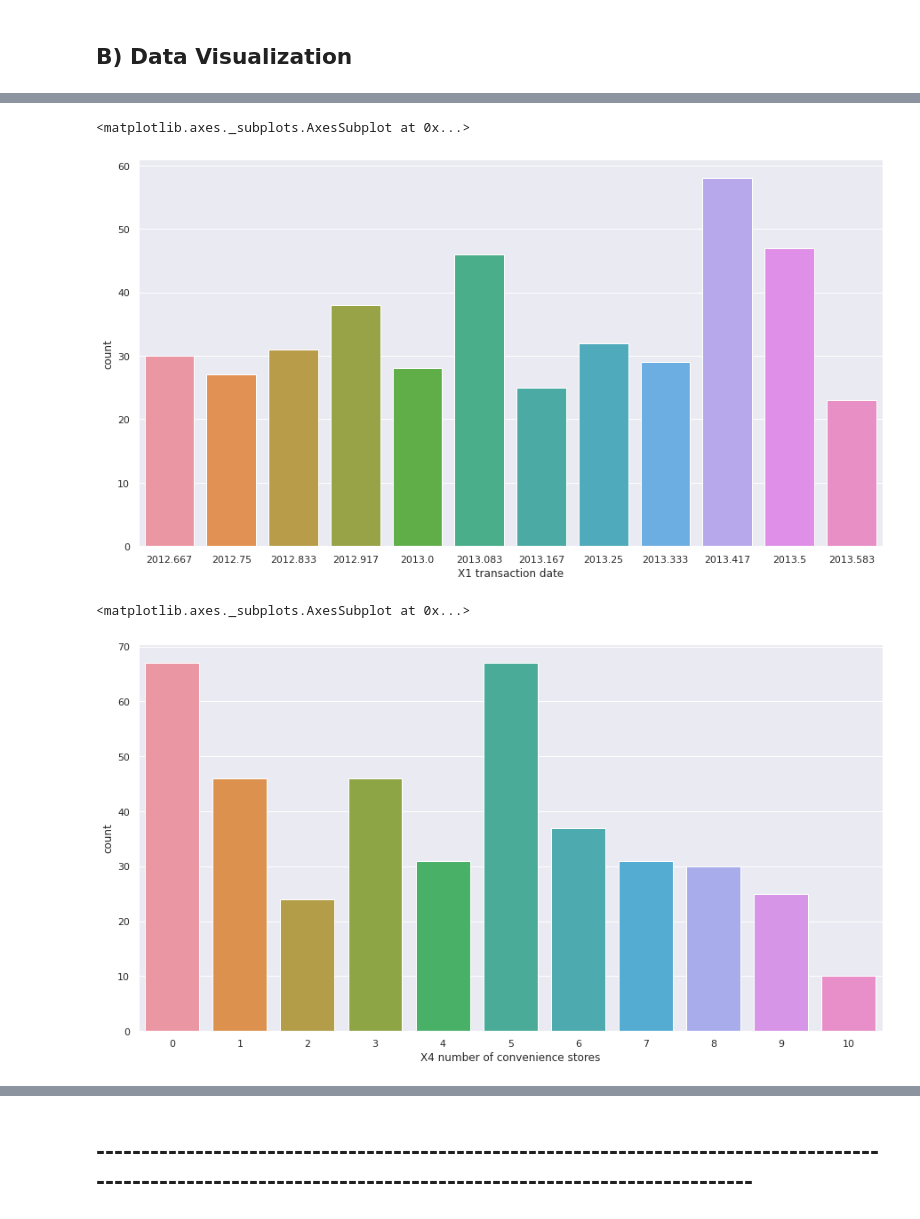
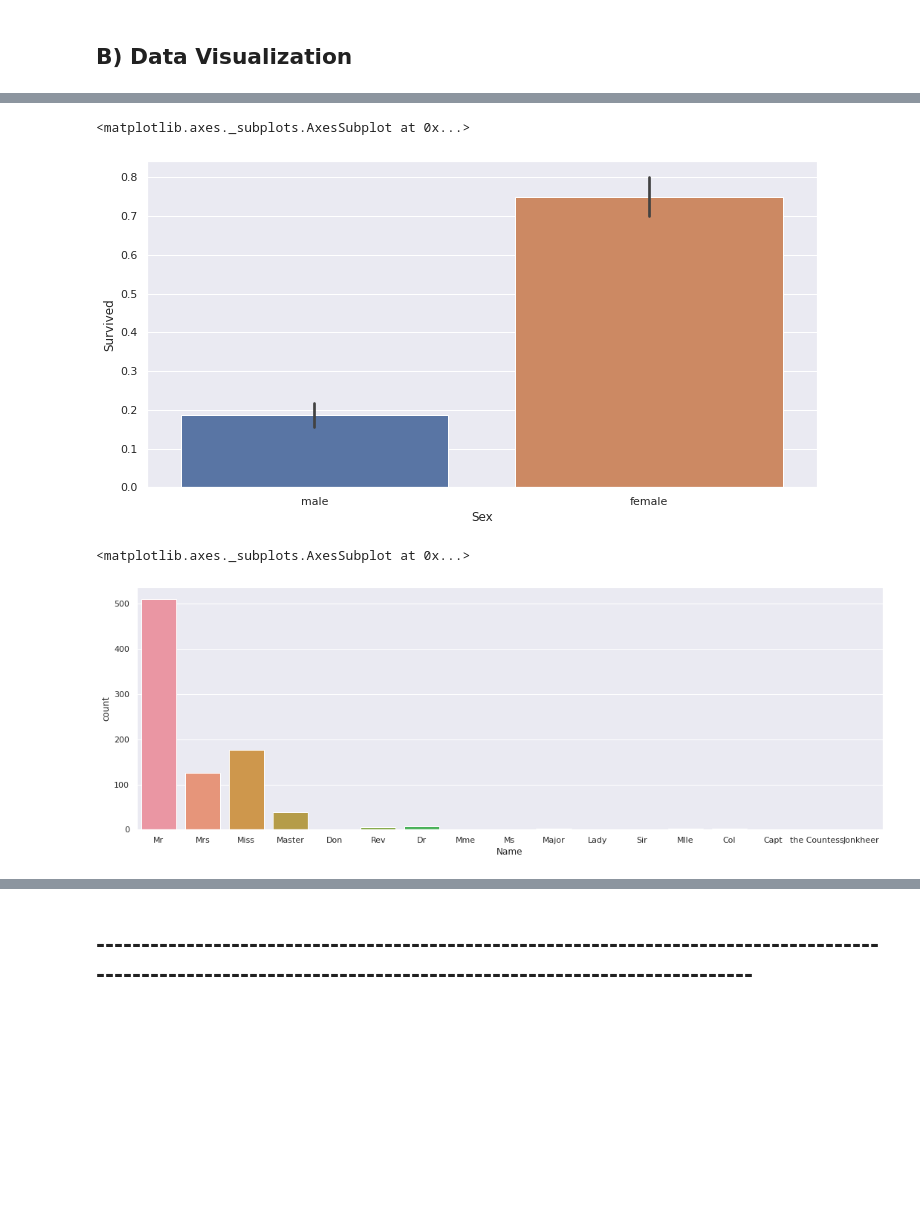
Before and after one commit to YehiaEhab16/AMIT_Projects_Machine_Learning, a Jupyter notebook: Machine Learning/Assignment 8/Titanic_Classification.ipynb, the cells around one changed output, grey strips where cells are left out. Drawn from its saved outputs; the diff is of its cells as text; code cells hidden in the pictures; blank space fills up the shorter version.

```diff
--- a/Machine Learning/Assignment 8/Titanic_Classification.ipynb
+++ b/Machine Learning/Assignment 8/Titanic_Classification.ipynb
@@ -46,0 +33,9 @@ df.head()
+# %%
+feature = list(df['Name'])
+arr = []
+for i in range(len(df['Name'])):
+    newFeature = feature[i].split(', ')
+    newFeature = newFeature[1].split('.')
+    newFeature = newFeature[0]
+    arr.append(newFeature)
+df['Name'] = arr
@@ -46,0 +78,5 @@ df.head()
+# %%
+df['Age'].fillna(int(df['Age'].mean()),inplace=True)
+df['Cabin'].fillna('Not_Provided',inplace=True)
+df['Embarked'].fillna('Not_Provided',inplace=True)
+df.isna().sum()
@@ -46,0 +100,3 @@ df.head()
+# %%
+df.drop_duplicates(inplace=True)
+df.duplicated().sum()
@@ -150,0 +211,4 @@ df[df['X6 longitude']<121.48]
+# %%
+# Paid fare relation with age and gender
+sns.set(rc={'figure.figsize':(12,6)})
+sns.scatterplot(x='Age',y='Embarked',data=df)
@@ -151,18 +248,13 @@ df[df['X6 longitude']<121.48]
+# %%
+# Female have higher survival rates
+sns.barplot(data = df, y='Survived',x='Sex')
+# %% [output]
+<matplotlib.axes._subplots.AxesSubplot at 0x...>
+[figure, added]
 # %%
-#Differentiating between transaction dates
-sns.set(rc={'figure.figsize':(15,8)})
-sns.countplot(x='X1 transaction date',data=df)
-
-#Increase of transactions at the middle of 2013
+# Differntiating between passengers according to surname
+sns.set(rc={'figure.figsize':(18,6)})
+sns.countplot(x='Name',data=df)
 # %% [output]
 <matplotlib.axes._subplots.AxesSubplot at 0x...>
-[figure, old version]
+[figure, new version]
-# %%
-# Differentiating between number of convenience stores
-sns.set(rc={'figure.figsize':(15,8)})
-sns.countplot(data=df,x='X4 number of convenience stores')
-
-#We can monitor change of transactions according to number of convenience stores
-# %% [output]
-<matplotlib.axes._subplots.AxesSubplot at 0x...>
-[figure, removed]
```
Also changed, not shown: parts of 74 cells of this notebook.
